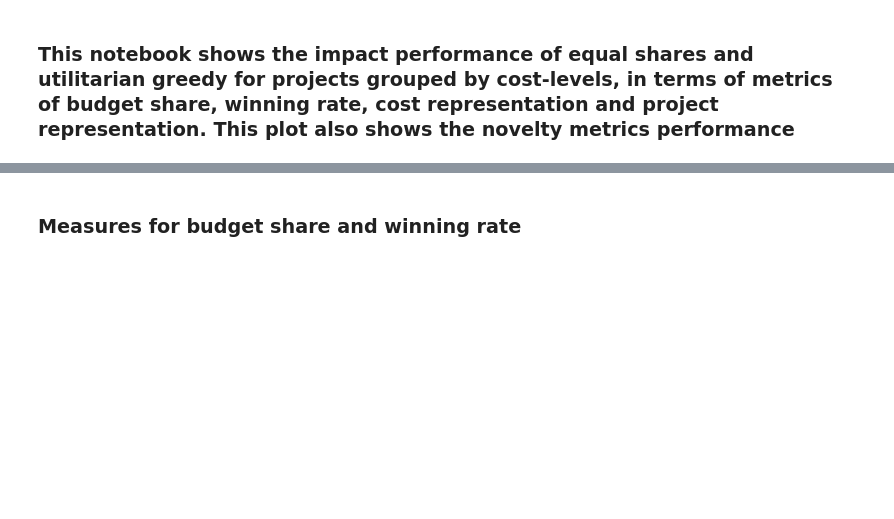
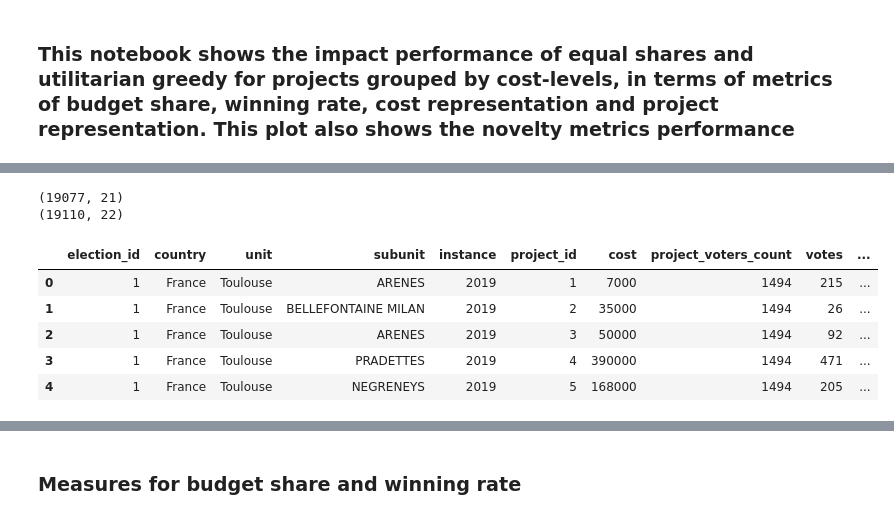
Before and after one commit to TDI-Lab/Impact-Analysis-Participatory-Budgeting, a Jupyter notebook: notebooks/cost_level_impact_and_novelty_metrics_boxplot.ipynb, the cells around one changed output, grey strips where cells are left out. Drawn from its saved outputs; the diff is of its cells as text; code cells hidden in the pictures; blank space fills up the shorter version.

```diff
--- a/notebooks/cost_level_impact_and_novelty_metrics_boxplot.ipynb
+++ b/notebooks/cost_level_impact_and_novelty_metrics_boxplot.ipynb
@@ -19,6 +19,9 @@ pbsummary_df = pd.read_csv('../metadata.csv', delimiter=';')
 pbsummary_df = pbsummary_df.drop_duplicates()
 pbsummary_df
 
+pbsummary_aarau = pd.read_csv('../metadata_aarau.csv', delimiter=';')
+pbsummary_df = pd.concat([pbsummary_df, pbsummary_aarau], ignore_index=True)
+
 pbsummary_df['subunit'].fillna(value='all', inplace=True)
 # %%
 # Get election id and vote type, so we know better to segragate approval and score votings
@@ -28,14 +43,26 @@ print(pbsummary_with_vote_type['vote_type'].value_counts())
 # %%
 # reading the projects CSV and loading to dataframe
 pbprojects_df = pd.read_csv('../projects.csv', delimiter=';')
 pbprojects_df.drop_duplicates(inplace=True)
 print(pbprojects_df.shape)
 
+pbprojects_aarau = pd.read_csv('../projects_aarau.csv', delimiter=';')
+pbprojects_df = pd.concat([pbprojects_df, pbprojects_aarau], ignore_index=True)
+
 # merge the column vote_type into pbprojects_df
 pbprojects_df = pd.merge(pbprojects_df, pbsummary_with_vote_type, on='election_id', how='inner')
 print(pbprojects_df.shape)
 
 pbprojects_df.head()
+# %% [output]
+(19077, 21)
+(19110, 22)
+|  | election_id | country | unit | subunit | instance | project_id | cost | project_voters_count | votes | ... |
+| 0 | 1 | France | Toulouse | ARENES | 2019 | 1 | 7000 | 1494 | 215 | ... |
+| 1 | 1 | France | Toulouse | BELLEFONTAINE MILAN | 2019 | 2 | 35000 | 1494 | 26 | ... |
+| 2 | 1 | France | Toulouse | ARENES | 2019 | 3 | 50000 | 1494 | 92 | ... |
+| 3 | 1 | France | Toulouse | PRADETTES | 2019 | 4 | 390000 | 1494 | 471 | ... |
+| 4 | 1 | France | Toulouse | NEGRENEYS | 2019 | 5 | 168000 | 1494 | 205 | ... |
 # %%
 # Check for projects where cost of a given project is zero
 
```
Also changed, not shown: parts of 20 cells of this notebook, 6 other files.
